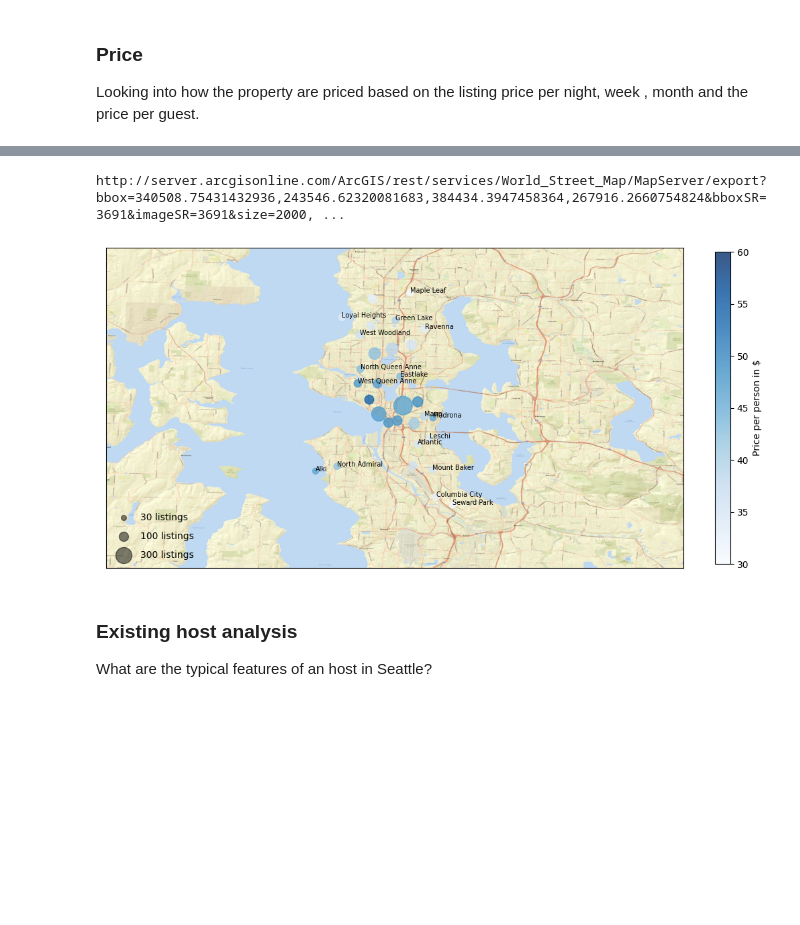
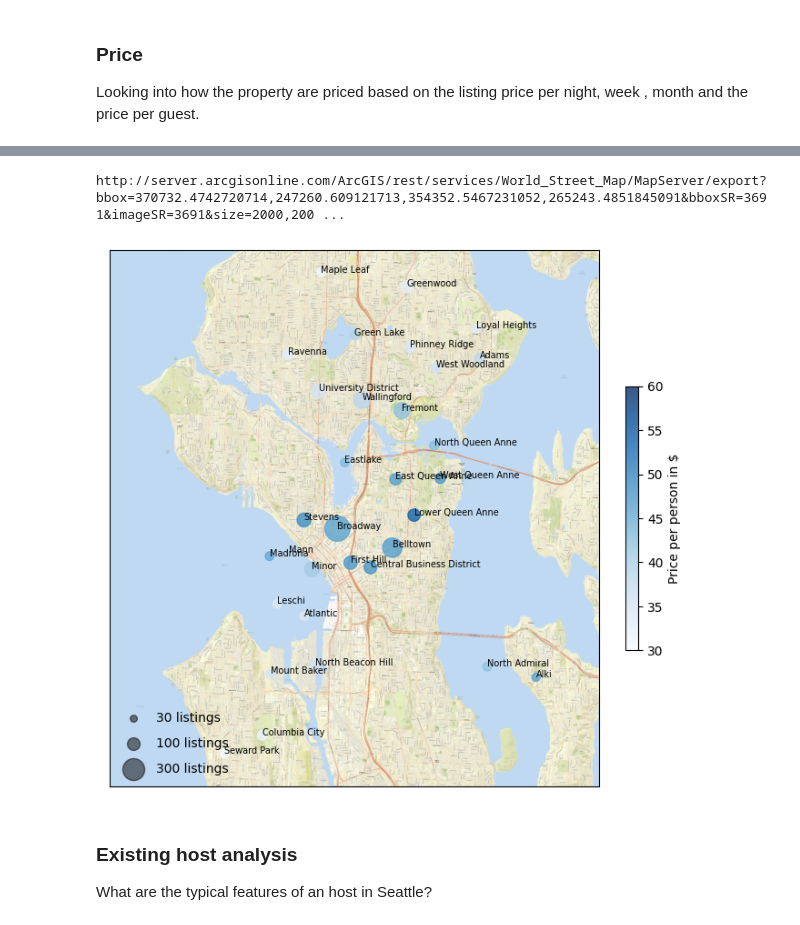
Before and after one commit to aeusepi/AirBnB_Project, a Jupyter notebook: AirBnbSeattle.ipynb, the cells around one changed output, grey strips where cells are left out. Drawn from its saved outputs; the diff is of its cells as text; code cells hidden in the pictures; blank space fills up the shorter version.

```diff
--- a/AirBnbSeattle.ipynb
+++ b/AirBnbSeattle.ipynb
@@ -122,12 +123,12 @@ Text(0.5, 1.0, 'Main Location for Seattle listings => 76.9 % of total')
 loc2_cols = ['neighbourhood_cleansed','latitude','longitude']
 
 # limits latitude
-maxlat= np.max(df["latitude"])
-minlat= np.min(df["latitude"])
+maxlat= np.max(df["latitude"])-0.03
+minlat= np.min(df["latitude"])+0.04
 
 # limits longitude
-maxlong= np.max(df["longitude"])+0.2
-minlong=np.min(df["longitude"])-0.2
+maxlong= np.max(df["longitude"])-0.2
+minlong=np.min(df["longitude"])+0.2
 
 long= np.mean(df["longitude"])
 lat= np.mean(df["latitude"])
@@ -143,7 +144,7 @@ dtgroup['Count_Pct'] = dtgroup['Count']/df.shape[0]
 dtgroup = dtgroup[dtgroup['Count_Pct']>0.01].copy()
 
 # plot
-fig = plt.figure(figsize=(8, 8))
+fig = plt.figure(figsize=(12, 12))
 m = Basemap(projection='merc', resolution='i',
 
              llcrnrlon=minlong,llcrnrlat=minlat,urcrnrlon=maxlong, urcrnrlat=maxlat, epsg = 3691 , lat_0= lat, lon_0 = long
@@ -210,40 +211,44 @@ dtgroup2=(df_pricing_loc
 dtgroup2['Count_Pct'] = dtgroup['Count']/df.shape[0]
 dtgroup2 = dtgroup2[dtgroup2['Count_Pct']>0.01].copy()
 
+w = 7195
+h = 3841
 
-fig = plt.figure(figsize=(12,12))
+fig = plt.figure(figsize=(7.5,15))
 m = Basemap(projection='merc', resolution='i',
 
              llcrnrlon=minlong,llcrnrlat=minlat,urcrnrlon=maxlong, urcrnrlat=maxlat, epsg = 3691 , lat_0= lat, lon_0 = long
              )
 
 #test_map = Basemap(,resolution='i',projection='merc',lon_0=14.8,lat_0=47.2)
 m.arcgisimage(service='World_Street_Map', xpixels=2000, ypixels=2000, verbose= True)
 
 m.scatter(dtgroup2["Long"].values,dtgroup2["Lat"].values , latlon=True,
           c=dtgroup2["Price"].values, s=dtgroup2["Count"].values,
           cmap='Blues', alpha=0.8)
 
-plt.colorbar(label="Price per person in $",fraction=0.025)
+plt.colorbar(label="Price per person in $",fraction=0.025 )
 plt.clim(30, 60)
 
 for a in [30, 100, 300]:
     plt.scatter([], [], c='k', alpha=0.5, s=a,
                 label= f'{a} listings')
 plt.legend(scatterpoints=1, frameon=False,
            labelspacing=1, loc='lower left');
 
 #labels
 for i in dtgroup2.index :
-    if dtgroup2['Count'][i] < 70:
+    if dtgroup2['Price'][i] :
         x = dtgroup2['Long'][i]
         y = dtgroup2['Lat'][i]
         tx= dtgroup2['neighbourhood_cleansed'][i]
         xx, yy = m(x, y) #m is basemap object
         plt.text(xx,yy, tx, fontsize=7)
+
+plt.savefig('Seattle.png',bbox_inches='tight',dpi=100)
 # %% [output]
-http://server.arcgisonline.com/ArcGIS/rest/services/World_Street_Map/MapServer/export?bbox=340508.75431432936,243546.62320081683,384434.3947458364,267916.2660754824&bboxSR=3691&imageSR=3691&size=2000, ...
+http://server.arcgisonline.com/ArcGIS/rest/services/World_Street_Map/MapServer/export?bbox=370732.4742720714,247260.609121713,354352.5467231052,265243.4851845091&bboxSR=3691&imageSR=3691&size=2000,200 ...
-[figure, old version]
+[figure, new version]
 # %% [markdown]
 <h3 id='Part1.4'> Existing host analysis </h3>
 
```
Also changed, not shown: parts of 3 cells of this notebook, 2 other files.
